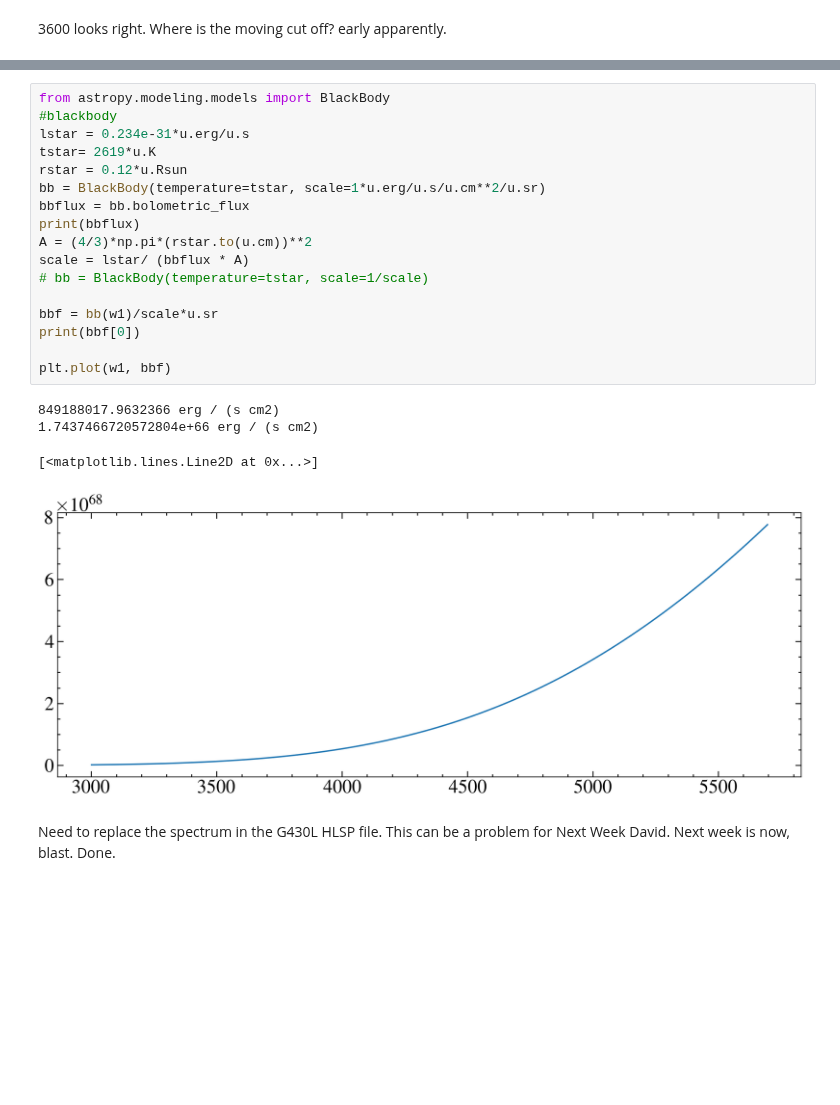
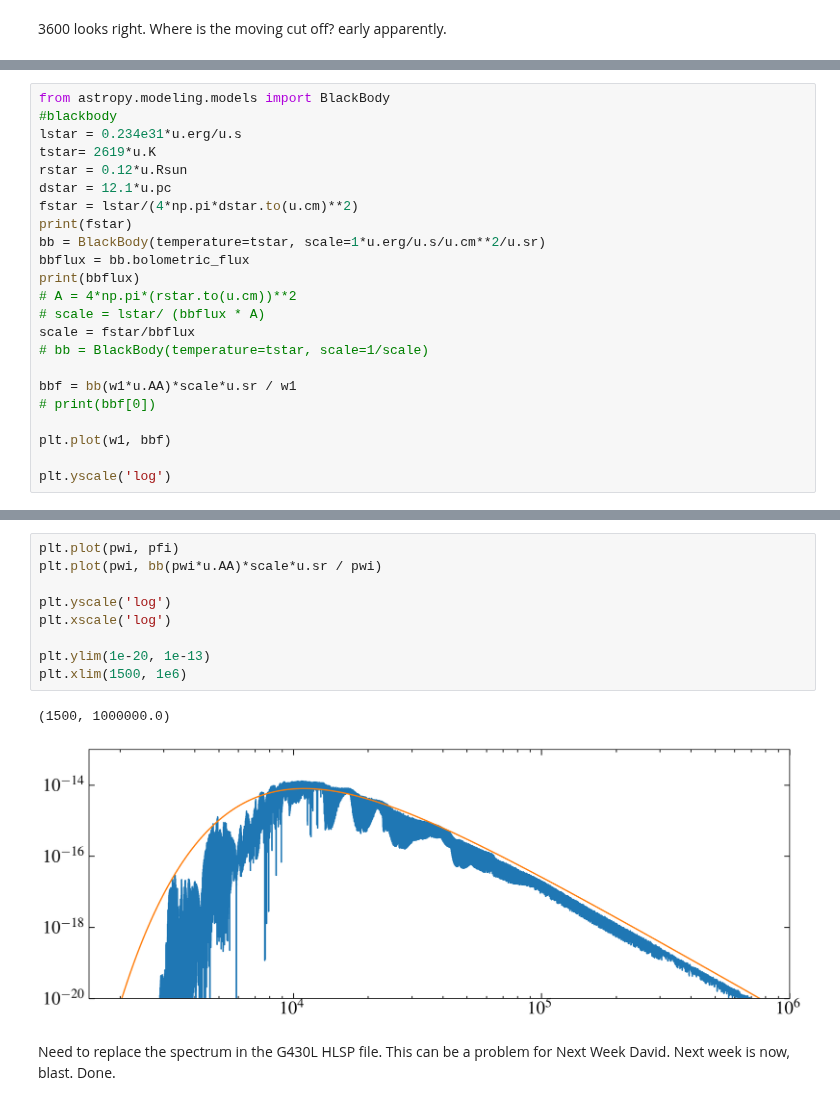
Before and after one commit to davidjwilson/SEDs, a Jupyter notebook: trappist-1/hst_photometry/g430l.ipynb, the cells around one changed output, grey strips where cells are left out. Drawn from its saved outputs; the diff is of its cells as text; blank space fills up the shorter version.

```diff
--- a/trappist-1/hst_photometry/g430l.ipynb
+++ b/trappist-1/hst_photometry/g430l.ipynb
@@ -134 +134,24 @@ pw, pf = pw[pmask], pf[pmask]
 pf = convolve(pf, Gaussian1DKernel(200))
+# %%
+from astropy.modeling.models import BlackBody
+#blackbody
+lstar = 0.234e31*u.erg/u.s
+tstar= 2619*u.K
+rstar = 0.12*u.Rsun
+dstar = 12.1*u.pc
+fstar = lstar/(4*np.pi*dstar.to(u.cm)**2)
+print(fstar)
+bb = BlackBody(temperature=tstar, scale=1*u.erg/u.s/u.cm**2/u.sr)
+bbflux = bb.bolometric_flux
+print(bbflux)
+# A = 4*np.pi*(rstar.to(u.cm))**2
+# scale = lstar/ (bbflux * A)
+scale = fstar/bbflux
+# bb = BlackBody(temperature=tstar, scale=1/scale)
+
+bbf = bb(w1*u.AA)*scale*u.sr / w1
+# print(bbf[0])
+
+plt.plot(w1, bbf)
+
+plt.yscale('log')
@@ -193,26 +221,16 @@ Text(0, 0.5, 'Flux (erg s$^{-1}$ cm$^{-2}$ \\AA$^{-1}$)')
 [figure]
 # %%
-from astropy.modeling.models import BlackBody
-#blackbody
-lstar = 0.234e-31*u.erg/u.s
-tstar= 2619*u.K
-rstar = 0.12*u.Rsun
-bb = BlackBody(temperature=tstar, scale=1*u.erg/u.s/u.cm**2/u.sr)
-bbflux = bb.bolometric_flux
-print(bbflux)
-A = (4/3)*np.pi*(rstar.to(u.cm))**2
-scale = lstar/ (bbflux * A)
-# bb = BlackBody(temperature=tstar, scale=1/scale)
+plt.plot(pwi, pfi)
+plt.plot(pwi, bb(pwi*u.AA)*scale*u.sr / pwi)
 
-bbf = bb(w1)/scale*u.sr
-print(bbf[0])
+plt.yscale('log')
+plt.xscale('log')
 
-plt.plot(w1, bbf)
+plt.ylim(1e-20, 1e-13)
+plt.xlim(1500, 1e6)
 # %% [output]
-849188017.9632366 erg / (s cm2)
-1.7437466720572804e+66 erg / (s cm2)
+(1500, 1000000.0)
-[<matplotlib.lines.Line2D at 0x...>]
-[figure, old version]
+[figure, new version]
 # %% [markdown]
 Need to replace the spectrum in the G430L HLSP file. This can be a problem for Next Week David. Next week is now, blast. Done.
 # %%
```
Also changed, not shown: parts of 3 cells of this notebook, 12 other files.
